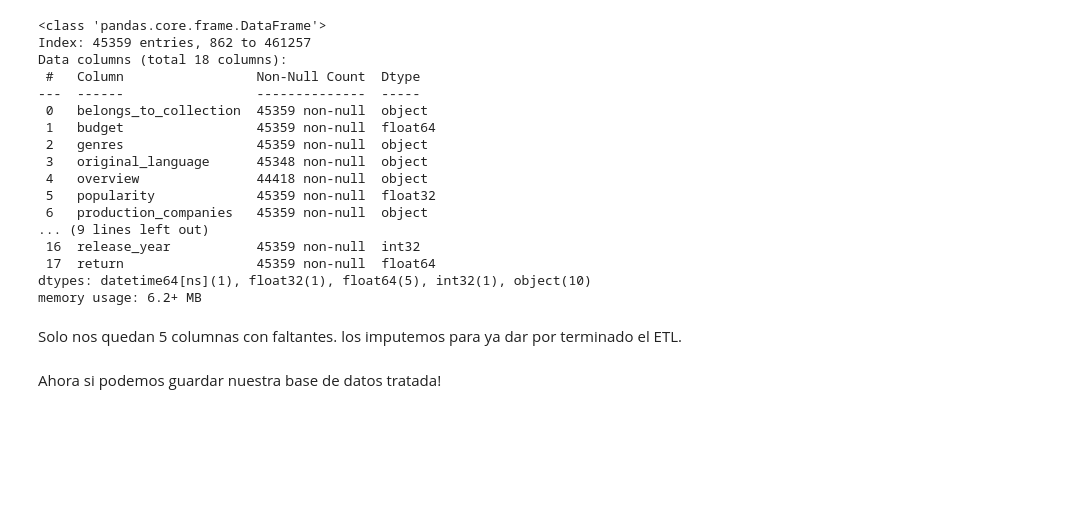
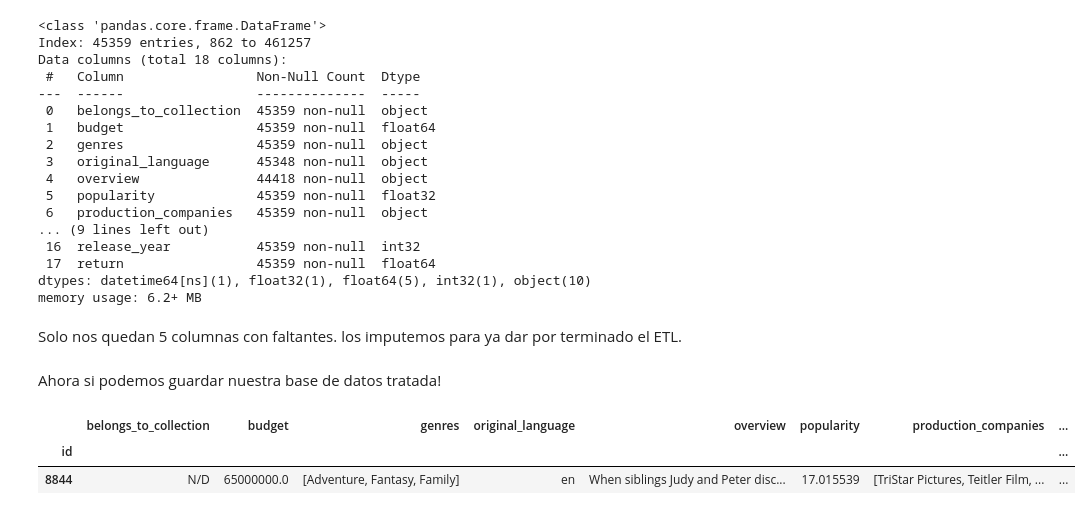
Before and after one commit to fransindi/PI_ML_OPS1, a Jupyter notebook: moviesETL copy.ipynb, the cells around one changed output. Cells and saved outputs as stored; diff of their text form; code cells hidden in the pictures; blank space fills up the shorter version.

```diff
--- a/moviesETL copy.ipynb
+++ b/moviesETL copy.ipynb
@@ -307,0 +306,6 @@ df.to_csv('data/peliculas_ETL.csv')
+# %%
+df[df['title'].str.lower() == 'jumanji']
+# %% [output]
+|  | belongs_to_collection | budget | genres | original_language | overview | popularity | production_companies | ... |
+| id |  |  |  |  |  |  |  | ... |
+| 8844 | N/D | 65000000.0 | [Adventure, Fantasy, Family] | en | When siblings Judy and Peter disc... | 17.015539 | [TriStar Pictures, Teitler Film, ... | ... |
```
Also changed, not shown: parts of 1 cell of this notebook, 2 other files.
